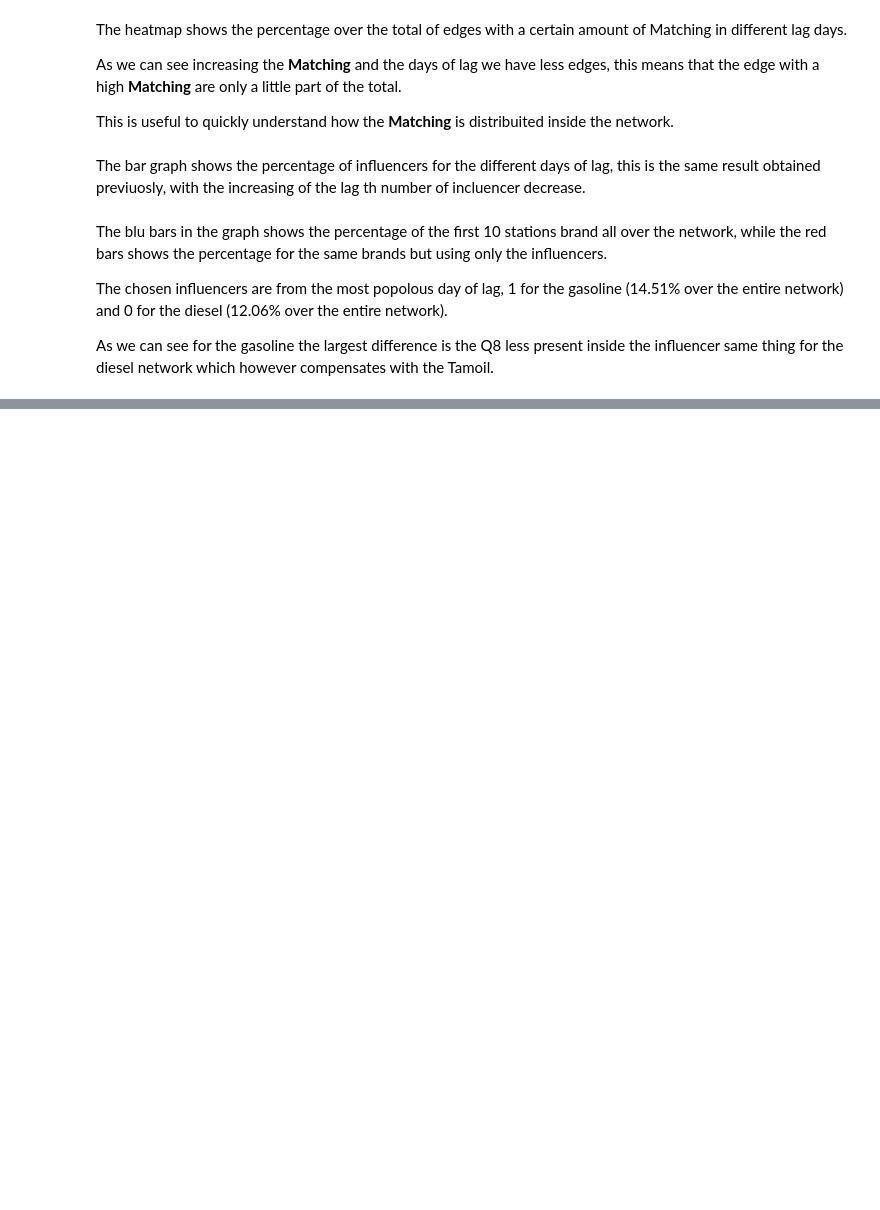
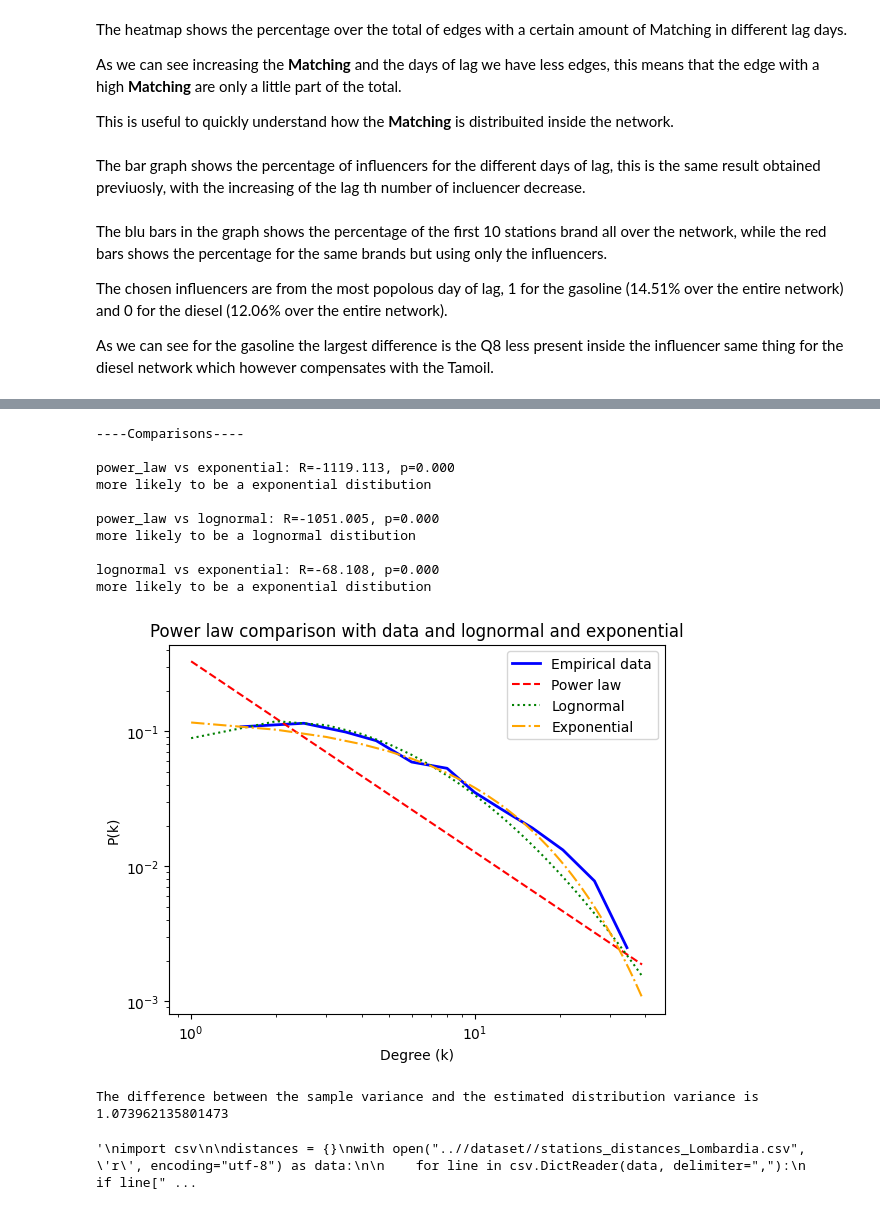
Before and after one commit to gabriele11231/fuel_price_analyses, a Jupyter notebook: python_code/PriceMatching.ipynb, the cells around one changed output, grey strips where cells are left out. Saved outputs shown, nothing was run; the diff lists cells and outputs as text; code cells hidden in the pictures; blank space fills up the shorter version.

```diff
--- a/python_code/PriceMatching.ipynb
+++ b/python_code/PriceMatching.ipynb
@@ -493,0 +560,63 @@ print(matchi,same)
+# %%
+# Statistical comparisons between power law, lognormal and exponential
+def comparison(fit, dist1, dist2):
+    R, p = fit.distribution_compare(dist1, dist2)
+
+    dist1 = '\033[91m' + dist1 + '\033[0m'
+    dist2 = '\033[91m' + dist2 + '\033[0m'
+
+    print(f"{dist1} vs {dist2}: R={R:.3f}, p={p:.3f}")
+
+    if p < 0.05:
+
+        if R > 0:
+            print(f"more likely to be a {dist1} distibution")
+        else:
+            print(f"more likely to be a {dist2} distibution")
+
+    else:
+        print("No significant difference")
+
+    print("")
+
+print("\n----Comparisons----\n")
+comparison(fit, 'power_law', 'exponential')
+comparison(fit, 'power_law', 'lognormal')
+comparison(fit, 'lognormal', 'exponential')
+
+
+# Graph for comparisons
+fig = fit.plot_pdf(color='b', linewidth=2, label='Empirical data')
+fit.power_law.plot_pdf(color='r', linestyle='--', ax=fig, label='Power law')
+fit.lognormal.plot_pdf(color='g', linestyle=':', ax=fig, label='Lognormal')
+fit.exponential.plot_pdf(color='orange', linestyle='-.', ax=fig, label='Exponential')
+plt.xlabel("Degree (k)")
+plt.ylabel("P(k)")
+plt.legend()
+plt.title("Power law comparison with data and lognormal and exponential")
+plt.show()
+# %% [output]
+----Comparisons----
+
+power_law vs exponential: R=-1119.113, p=0.000
+more likely to be a exponential distibution
+
+power_law vs lognormal: R=-1051.005, p=0.000
+more likely to be a lognormal distibution
+
+lognormal vs exponential: R=-68.108, p=0.000
+more likely to be a exponential distibution
+[figure, added]
+# %%
+import statistics
+
+mean = statistics.mean(degree_values)
+
+lambda_value = 1 / mean
+
+expon_variance = 1 / (lambda_value ** 2)
+variance = statistics.variance(degree_values)
+
+print("The difference between the sample variance and the estimated distribution variance is",abs(expon_variance-variance))
+# %% [output]
+The difference between the sample variance and the estimated distribution variance is 1.073962135801473
@@ -493,0 +641,14 @@ print(matchi,same)
+# %%
+'''
+import csv
+
+distances = {}
+with open("..//dataset//stations_distances_Lombardia.csv", 'r', encoding="utf-8") as data:
+
+    for line in csv.DictReader(data, delimiter=","):
+        if line["Source"] not in distances:
+            distances[line["Source"]] = {}
+        distances[line["Source"]][line["Destination"]] = float(line["Distance"])
+'''
+# %% [output]
+'\nimport csv\n\ndistances = {}\nwith open("..//dataset//stations_distances_Lombardia.csv", \'r\', encoding="utf-8") as data:\n\n    for line in csv.DictReader(data, delimiter=","):\n        if line[" ...
```
Also changed, not shown: parts of 15 cells of this notebook.
